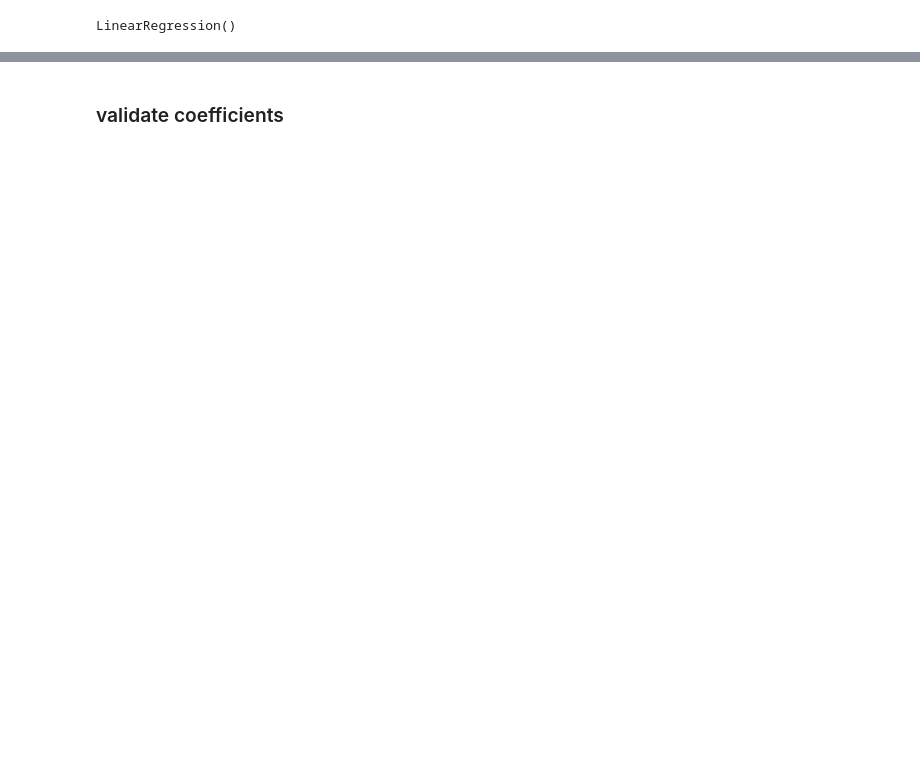
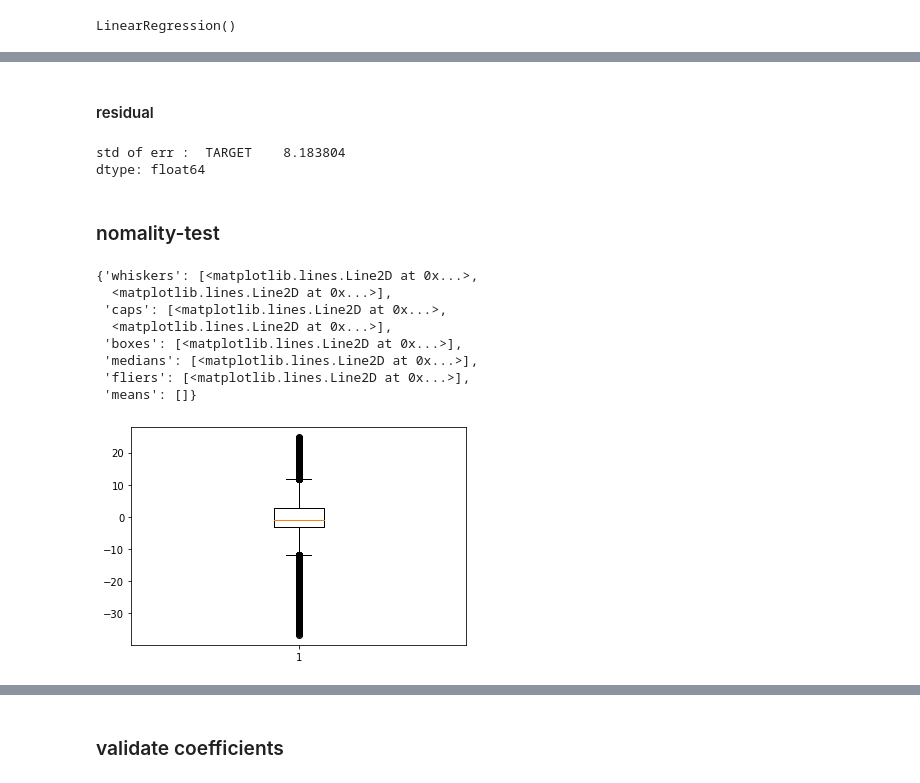
Before and after one commit to yg-renaissance/solar-energy-prediction, a Jupyter notebook: multiple_regression_for_q-target.ipynb, the cells around one changed output, grey strips where cells are left out. Cells and saved outputs as stored; diff of their text form; code cells hidden in the pictures; blank space fills up the shorter version.

```diff
--- a/multiple_regression_for_q-target.ipynb
+++ b/multiple_regression_for_q-target.ipynb
@@ -52,0 +84,17 @@ T : 0.22666183933795164
+# %%
+y_train_predict = pd.DataFrame(y_train_predict)
+# %%
+y_train.index = list(range(len(y_train)))
+# %%
+y_train_predict.columns =['TARGET']
+# %% [markdown]
+#### residual
+# %%
+res = y_train_predict - y_train
+# %%
+# 자유도 n-k (sample - columns - 1(constant 한개) )
+std_err = np.sqrt( ((y_train_predict - y_train)**2).sum()/ (len(y_train)-len(y_train.columns)-1 )  )
+print('std of err : ',std_err )
+# %% [output]
+std of err :  TARGET    8.183804
+dtype: float64
@@ -52,0 +103,14 @@ T : 0.22666183933795164
+# %% [markdown]
+### nomality-test
+# %%
+plt.boxplot(res)
+# %% [output]
+{'whiskers': [<matplotlib.lines.Line2D at 0x...>,
+  <matplotlib.lines.Line2D at 0x...>],
+ 'caps': [<matplotlib.lines.Line2D at 0x...>,
+  <matplotlib.lines.Line2D at 0x...>],
+ 'boxes': [<matplotlib.lines.Line2D at 0x...>],
+ 'medians': [<matplotlib.lines.Line2D at 0x...>],
+ 'fliers': [<matplotlib.lines.Line2D at 0x...>],
+ 'means': []}
+[figure, added]
```
Also changed, not shown: parts of 27 cells of this notebook, 3 other files.
